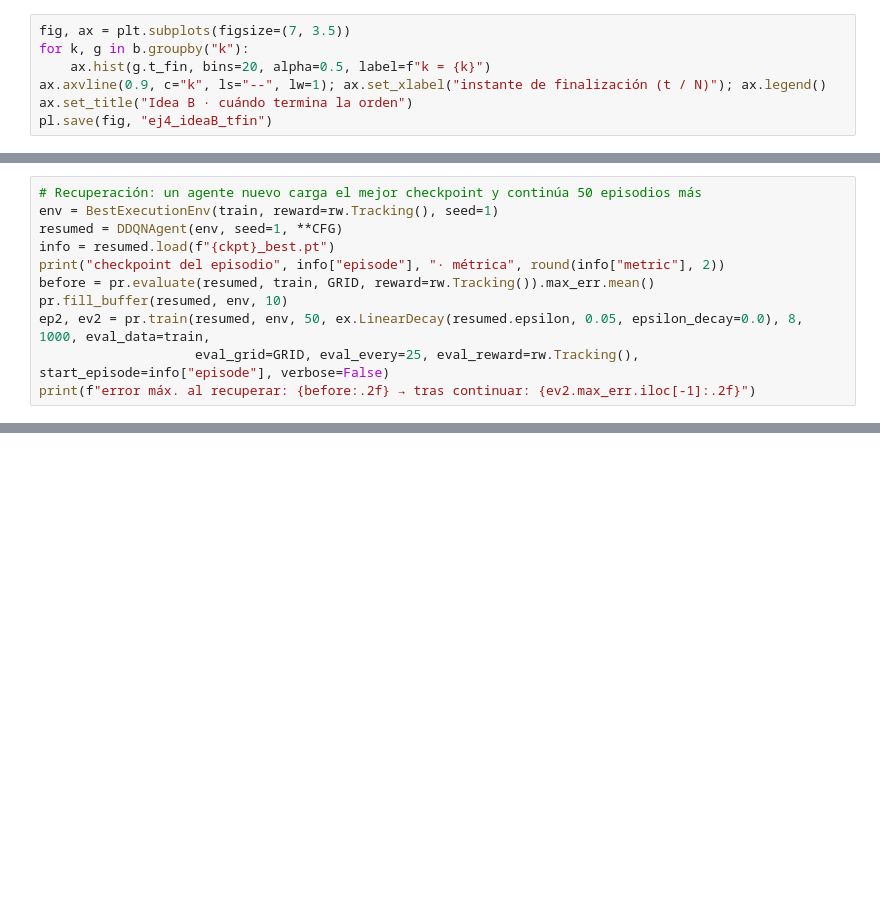
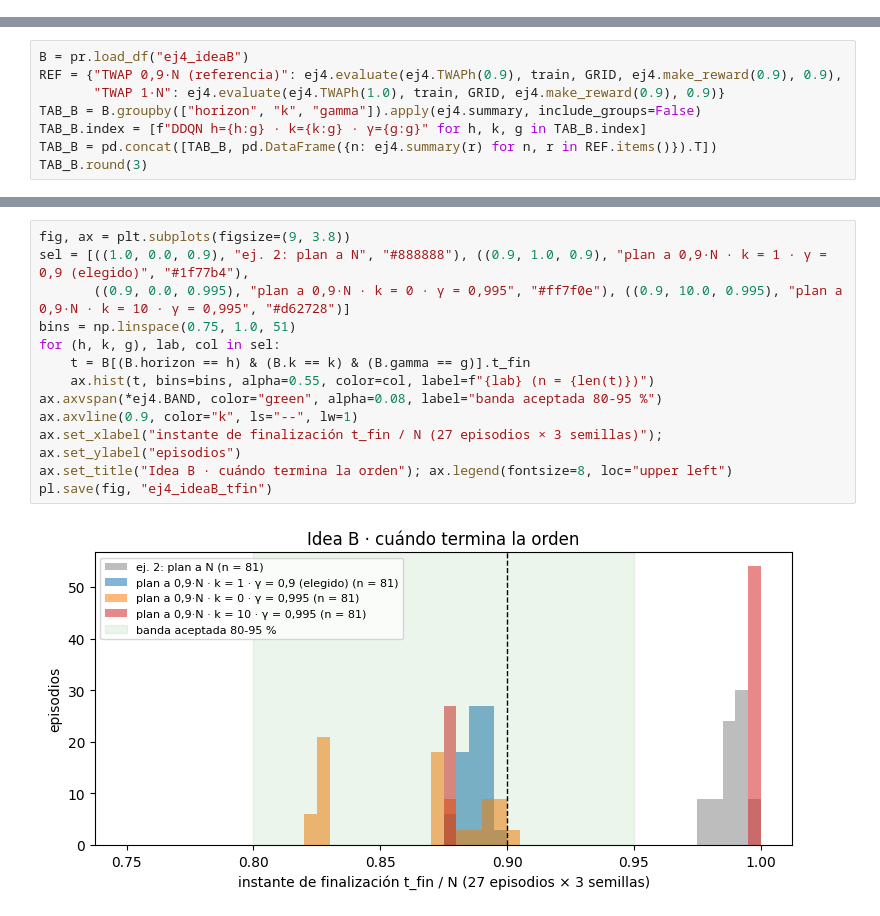
Before and after one commit to Romequinco/rl-execution-agents, a Jupyter notebook: notebooks/ej4_extras.ipynb, the cells around one changed output, grey strips where cells are left out. Drawn from its saved outputs; the diff is of its cells as text; blank space fills up the shorter version.

Commit message:
Ej. 4: notebook reescrito y ejecutado (ideas B y C con resultados, idea A planteada) y figuras

```diff
--- a/notebooks/ej4_extras.ipynb
+++ b/notebooks/ej4_extras.ipynb
@@ -62,7 +0,0 @@ b.groupby("k")[["t_fin", "pending", "completed", "max_err"]].agg(["mean", "std"]
-# %%
-fig, ax = plt.subplots(figsize=(7, 3.5))
-for k, g in b.groupby("k"):
-    ax.hist(g.t_fin, bins=20, alpha=0.5, label=f"k = {k}")
-ax.axvline(0.9, c="k", ls="--", lw=1); ax.set_xlabel("instante de finalización (t / N)"); ax.legend()
-ax.set_title("Idea B · cuándo termina la orden")
-pl.save(fig, "ej4_ideaB_tfin")
@@ -82,11 +0,0 @@ pl.plot_training(ep, ev, title="Idea C · entrenamiento con parada", save="ej4_i
-# %%
-# Recuperación: un agente nuevo carga el mejor checkpoint y continúa 50 episodios más
-env = BestExecutionEnv(train, reward=rw.Tracking(), seed=1)
-resumed = DDQNAgent(env, seed=1, **CFG)
-info = resumed.load(f"{ckpt}_best.pt")
-print("checkpoint del episodio", info["episode"], "· métrica", round(info["metric"], 2))
-before = pr.evaluate(resumed, train, GRID, reward=rw.Tracking()).max_err.mean()
-pr.fill_buffer(resumed, env, 10)
-ep2, ev2 = pr.train(resumed, env, 50, ex.LinearDecay(resumed.epsilon, 0.05, epsilon_decay=0.0), 8, 1000, eval_data=train,
-                    eval_grid=GRID, eval_every=25, eval_reward=rw.Tracking(), start_episode=info["episode"], verbose=False)
-print(f"error máx. al recuperar: {before:.2f} → tras continuar: {ev2.max_err.iloc[-1]:.2f}")
@@ -97,0 +178,8 @@ comprobación de que el modelo recuperado conserva la métrica.
+# %%
+B = pr.load_df("ej4_ideaB")
+REF = {"TWAP 0,9·N (referencia)": ej4.evaluate(ej4.TWAPh(0.9), train, GRID, ej4.make_reward(0.9), 0.9),
+       "TWAP 1·N": ej4.evaluate(ej4.TWAPh(1.0), train, GRID, ej4.make_reward(0.9), 0.9)}
+TAB_B = B.groupby(["horizon", "k", "gamma"]).apply(ej4.summary, include_groups=False)
+TAB_B.index = [f"DDQN h={h:g} · k={k:g} · γ={g:g}" for h, k, g in TAB_B.index]
+TAB_B = pd.concat([TAB_B, pd.DataFrame({n: ej4.summary(r) for n, r in REF.items()}).T])
+TAB_B.round(3)
@@ -97,0 +213,15 @@ comprobación de que el modelo recuperado conserva la métrica.
+# %%
+fig, ax = plt.subplots(figsize=(9, 3.8))
+sel = [((1.0, 0.0, 0.9), "ej. 2: plan a N", "#888888"), ((0.9, 1.0, 0.9), "plan a 0,9·N · k = 1 · γ = 0,9 (elegido)", "#1f77b4"),
+       ((0.9, 0.0, 0.995), "plan a 0,9·N · k = 0 · γ = 0,995", "#ff7f0e"), ((0.9, 10.0, 0.995), "plan a 0,9·N · k = 10 · γ = 0,995", "#d62728")]
+bins = np.linspace(0.75, 1.0, 51)
+for (h, k, g), lab, col in sel:
+    t = B[(B.horizon == h) & (B.k == k) & (B.gamma == g)].t_fin
+    ax.hist(t, bins=bins, alpha=0.55, color=col, label=f"{lab} (n = {len(t)})")
+ax.axvspan(*ej4.BAND, color="green", alpha=0.08, label="banda aceptada 80-95 %")
+ax.axvline(0.9, color="k", ls="--", lw=1)
+ax.set_xlabel("instante de finalización t_fin / N (27 episodios × 3 semillas)"); ax.set_ylabel("episodios")
+ax.set_title("Idea B · cuándo termina la orden"); ax.legend(fontsize=8, loc="upper left")
+pl.save(fig, "ej4_ideaB_tfin")
+# %% [output]
+[figure, added]
```
Also changed, not shown: parts of 33 cells of this notebook, 3 other files.
